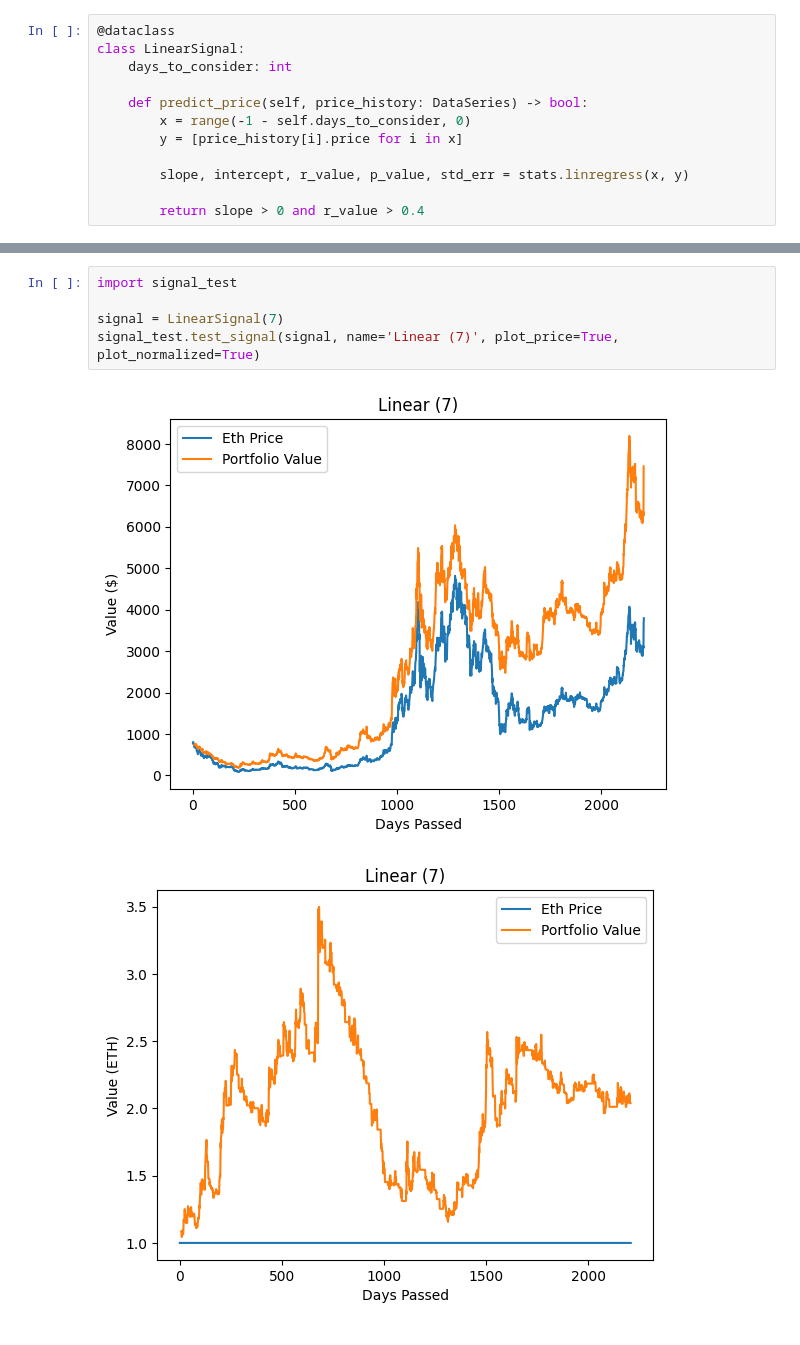
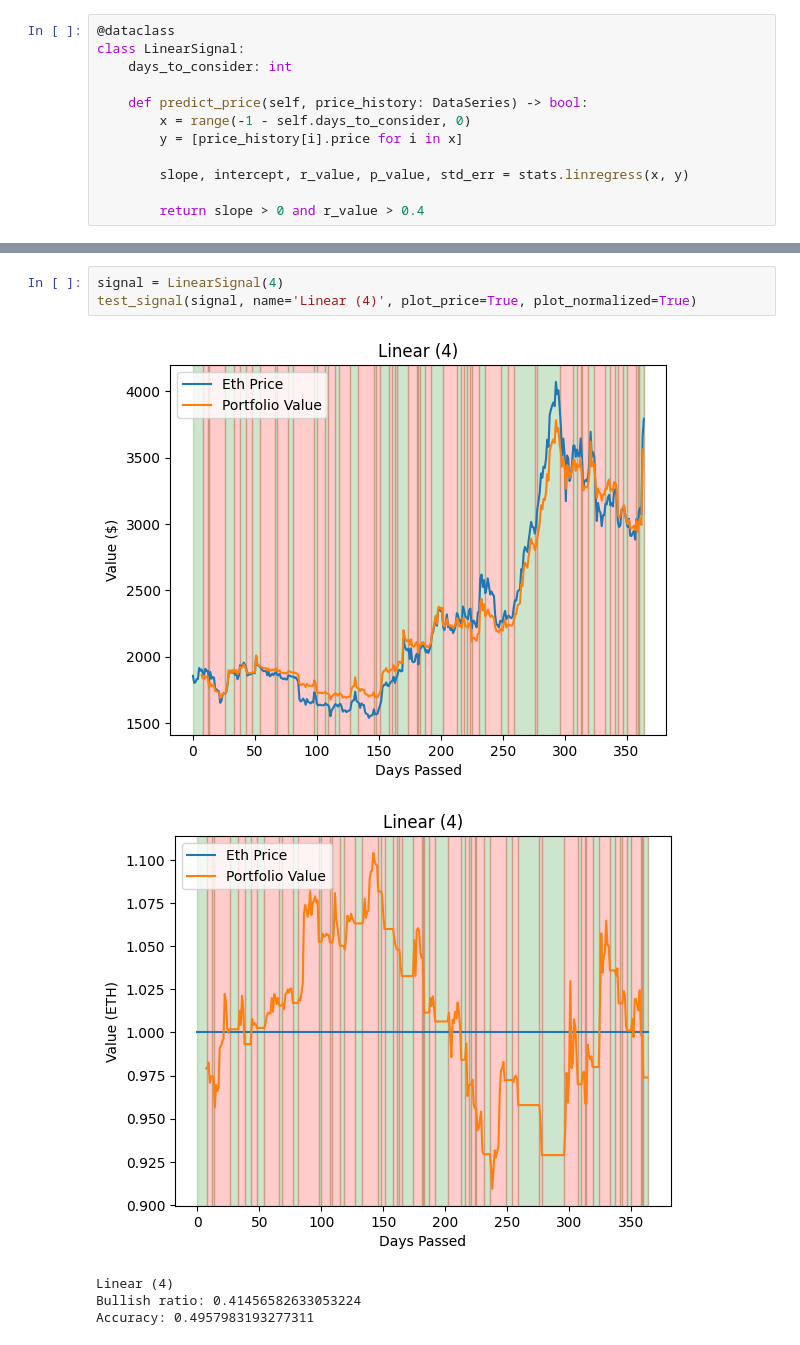
Before and after one commit to maxcai314/hyperliquid-vault, a Jupyter notebook: signal_lab.ipynb, the cells around one changed output, grey strips where cells are left out. Cells and saved outputs as stored; diff of their text form.

Commit message:
improve the code, but discover that the signal doesn't work well enough

```diff
--- a/signal_lab.ipynb
+++ b/signal_lab.ipynb
@@ -33,8 +119,9 @@ A more refined approach could be used in the future to optimize the leverage bas
 # %%
-import signal_test
-
-signal = LinearSignal(7)
-signal_test.test_signal(signal, name='Linear (7)', plot_price=True, plot_normalized=True)
+signal = LinearSignal(4)
+test_signal(signal, name='Linear (4)', plot_price=True, plot_normalized=True)
 # %% [output]
-[figure, old version]
+[figure, new version]
-[figure, old version]
+[figure, new version]
+Linear (4)
+Bullish ratio: 0.41456582633053224
+Accuracy: 0.4957983193277311
```
Also changed, not shown: parts of 4 cells of this notebook, 2 other files.
